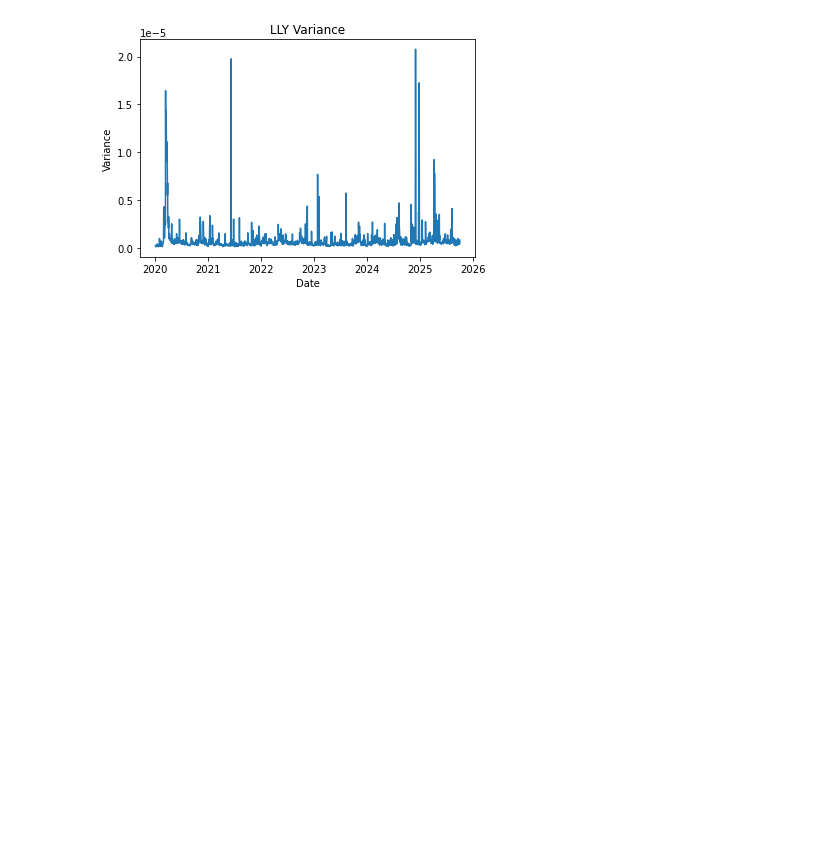
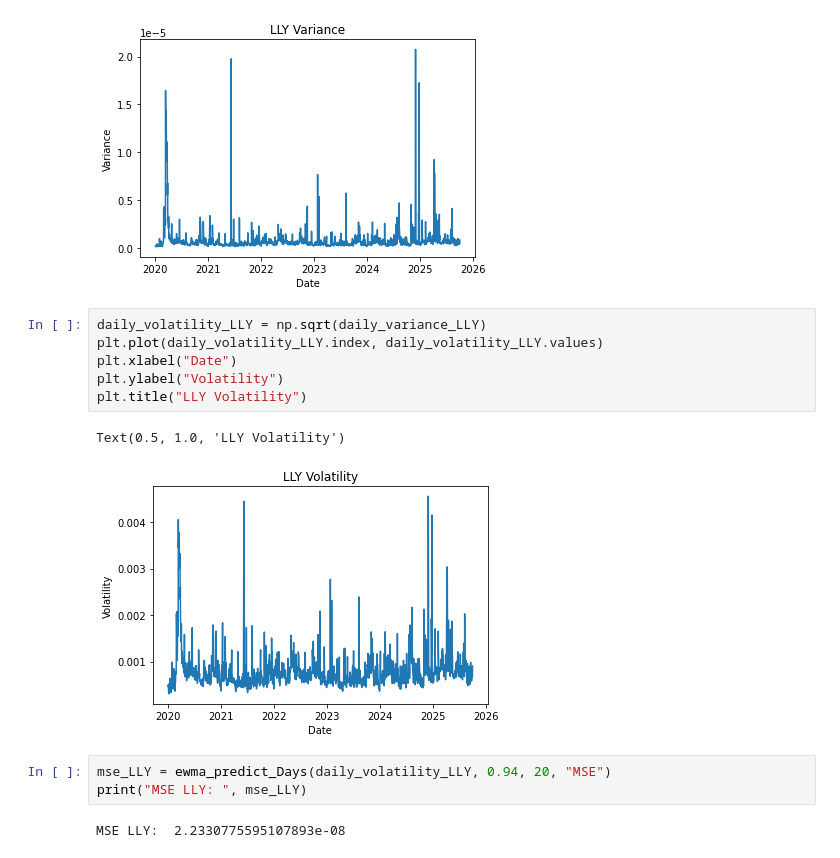
Before and after one commit to asalpert/msdas_practicum-project, a Jupyter notebook: data_preprocessing.ipynb, the cells around one changed output. Saved outputs shown, nothing was run; the diff lists cells and outputs as text; blank space fills up the shorter version.

```diff
--- a/data_preprocessing.ipynb
+++ b/data_preprocessing.ipynb
@@ -183,3 +167,17 @@ plt.title("LLY Variance")
 # %% [output]
 Text(0.5, 1.0, 'LLY Variance')
 [figure]
+# %%
+daily_volatility_LLY = np.sqrt(daily_variance_LLY)
+plt.plot(daily_volatility_LLY.index, daily_volatility_LLY.values)
+plt.xlabel("Date")
+plt.ylabel("Volatility")
+plt.title("LLY Volatility")
+# %% [output]
+Text(0.5, 1.0, 'LLY Volatility')
+[figure, added]
+# %%
+mse_LLY = ewma_predict_Days(daily_volatility_LLY, 0.94, 20, "MSE")
+print("MSE LLY: ", mse_LLY)
+# %% [output]
+MSE LLY:  2.2330775595107893e-08
```
Also changed, not shown: parts of 23 cells of this notebook.
